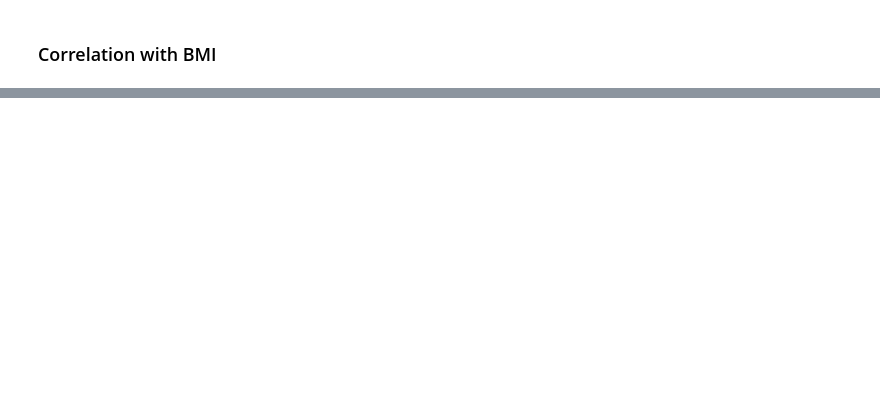
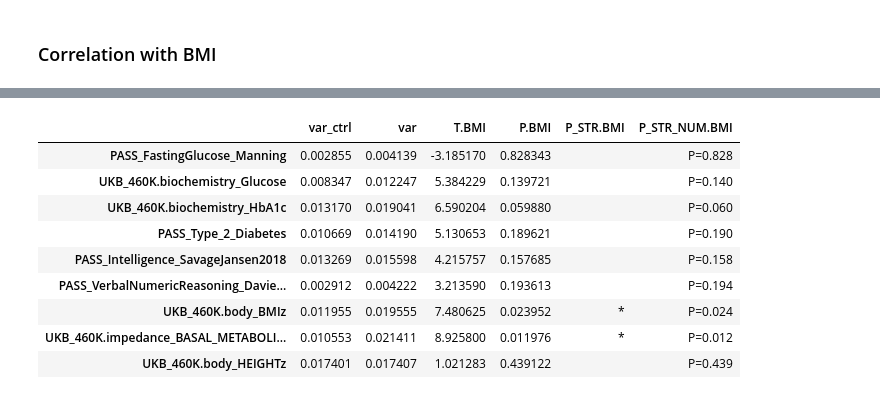
Before and after one commit to martinjzhang/scDRS, a Jupyter notebook: experiments/job.case_hepatocyte/s3_analysis_pancreas.ipynb, the cells around one changed output, grey strips where cells are left out. Saved outputs shown, nothing was run; the diff lists cells and outputs as text; code cells hidden in the pictures; blank space fills up the shorter version.

```diff
--- a/experiments/job.case_hepatocyte/s3_analysis_pancreas.ipynb
+++ b/experiments/job.case_hepatocyte/s3_analysis_pancreas.ipynb
@@ -612,0 +409,13 @@ dic_cov['xin'] = dic_cov['xin'][['viability', 'Age', 'BMI', 'Height_num', 'Weigh
+# %%
+dic_stats['xin.reg_bmi']
+# %% [output]
+|  | var_ctrl | var | T.BMI | P.BMI | P_STR.BMI | P_STR_NUM.BMI |
+| PASS_FastingGlucose_Manning | 0.002855 | 0.004139 | -3.185170 | 0.828343 |  | P=0.828 |
+| UKB_460K.biochemistry_Glucose | 0.008347 | 0.012247 | 5.384229 | 0.139721 |  | P=0.140 |
+| UKB_460K.biochemistry_HbA1c | 0.013170 | 0.019041 | 6.590204 | 0.059880 |  | P=0.060 |
+| PASS_Type_2_Diabetes | 0.010669 | 0.014190 | 5.130653 | 0.189621 |  | P=0.190 |
+| PASS_Intelligence_SavageJansen2018 | 0.013269 | 0.015598 | 4.215757 | 0.157685 |  | P=0.158 |
+| PASS_VerbalNumericReasoning_Davie... | 0.002912 | 0.004222 | 3.213590 | 0.193613 |  | P=0.194 |
+| UKB_460K.body_BMIz | 0.011955 | 0.019555 | 7.480625 | 0.023952 | * | P=0.024 |
+| UKB_460K.impedance_BASAL_METABOLI... | 0.010553 | 0.021411 | 8.925800 | 0.011976 | * | P=0.012 |
+| UKB_460K.body_HEIGHTz | 0.017401 | 0.017407 | 1.021283 | 0.439122 |  | P=0.439 |
```
Also changed, not shown: parts of 56 cells of this notebook, 18 other files.
